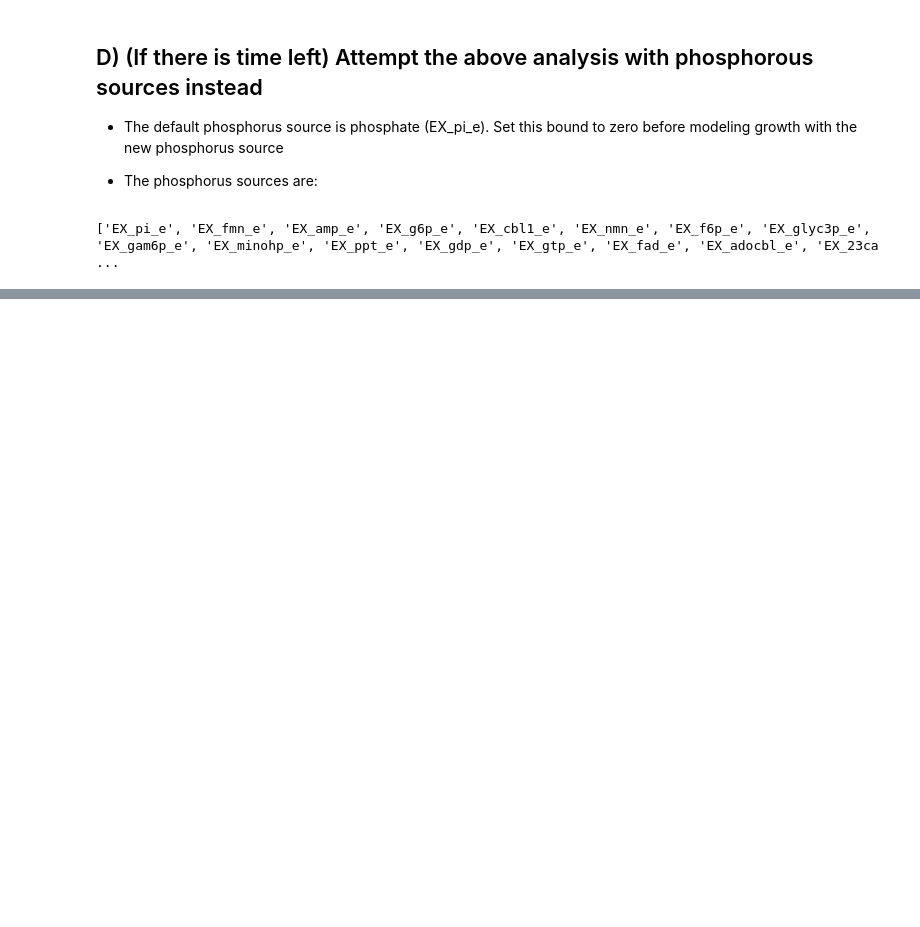
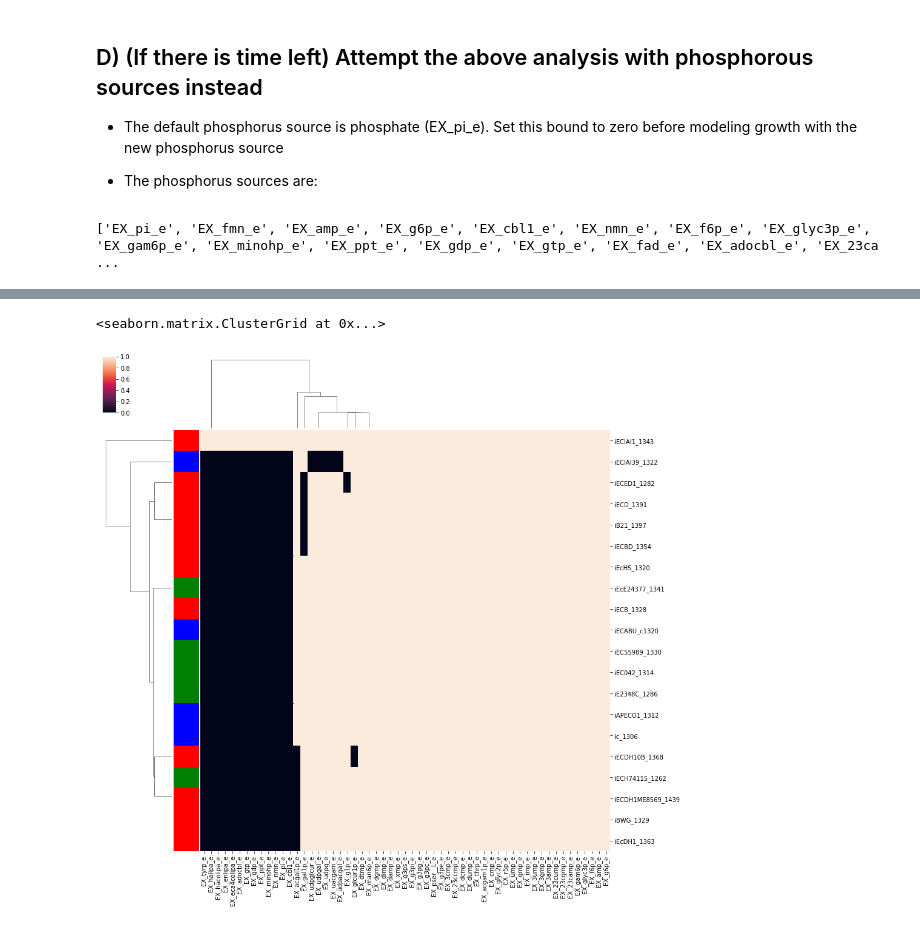
Before and after one commit to coltonlloyd/qbio, a Jupyter notebook: completed_excercises/Exercise 4 - Multi-strain modeling.ipynb, the cells around one changed output, grey strips where cells are left out. Cells and saved outputs as stored; diff of their text form; code cells hidden in the pictures; blank space fills up the shorter version.

```diff
--- a/completed_excercises/Exercise 4 - Multi-strain modeling.ipynb
+++ b/completed_excercises/Exercise 4 - Multi-strain modeling.ipynb
@@ -312,0 +353,15 @@ print(phosphorus_sources)
+# %%
+phos_filter_df = phos_filter_df.T
+# %%
+map_dict = {'Commensal': 'r', 'ExPec': 'b', 'InPec': 'g'}
+# %%
+strain_color_dict = {}
+for strain in strain_classification:
+    strain_color_dict[strain] =  map_dict[strain_classification[strain]]
+# %%
+phos_row_colors = phos_filter_df.index.map(strain_color_dict)
+# %%
+seaborn.clustermap(phos_filter_df,  figsize=(15, 15), row_colors=phos_row_colors)
+# %% [output]
+<seaborn.matrix.ClusterGrid at 0x...>
+[figure, added]
```
Also changed, not shown: parts of 10 cells of this notebook, 30 other files.
